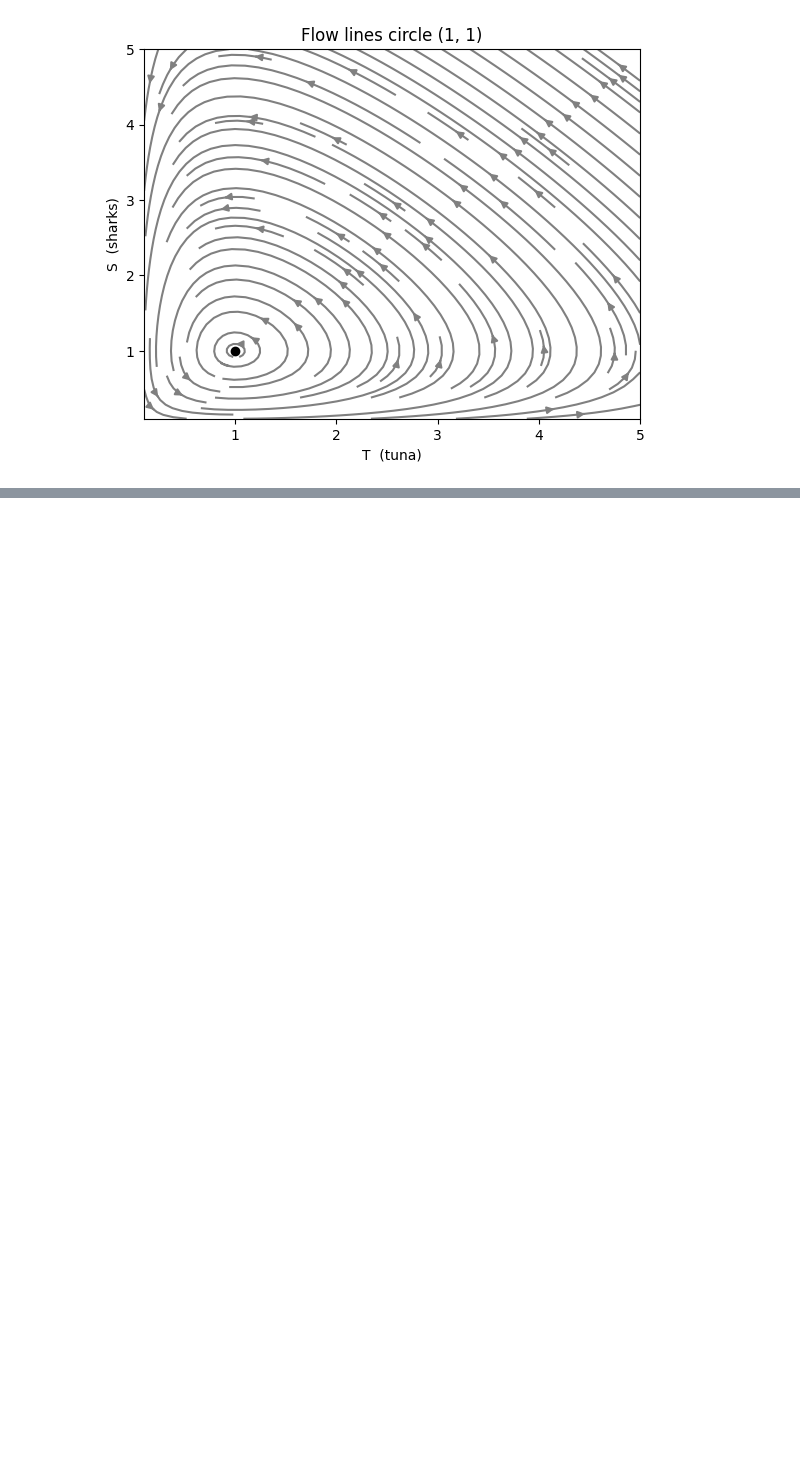
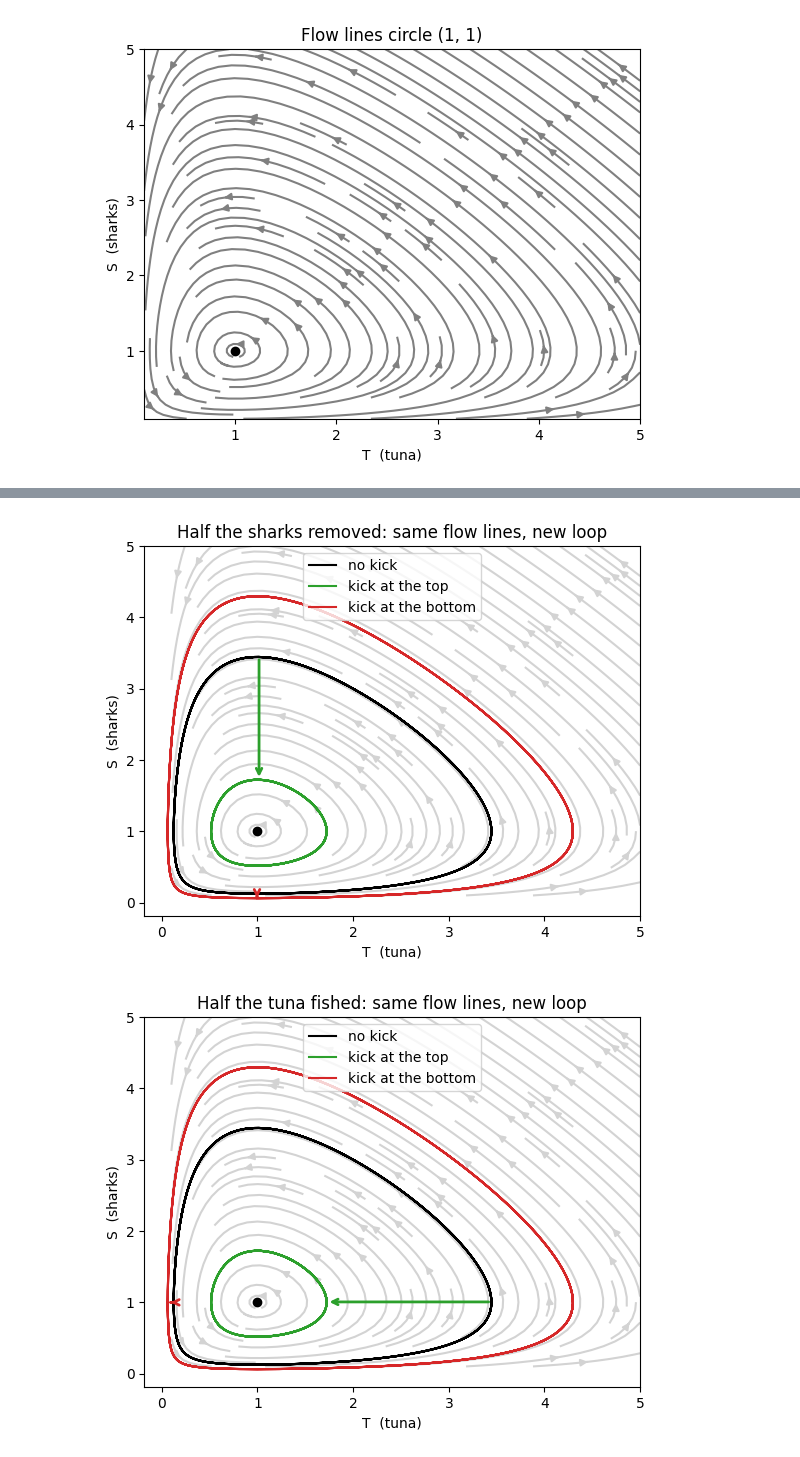
Before and after one commit to jbrown54-oss/Population-Dynamics, a Jupyter notebook: notebooks/shark-tuna-model.ipynb, the cells around one changed output, grey strips where cells are left out. Cells and saved outputs as stored; diff of their text form; code cells hidden in the pictures; blank space fills up the shorter version.

```diff
--- a/notebooks/shark-tuna-model.ipynb
+++ b/notebooks/shark-tuna-model.ipynb
@@ -232,0 +242,22 @@ plt.show()
+# %%
+kicks = [('Half the sharks removed', 0.5, 1.0, t_top, t_bottom),       # keep_S, keep_T, kick times
+         ('Half the tuna fished',    1.0, 0.5, t_top_T, t_bottom_T)]
+
+for title, keep_S, keep_T, t_a, t_b in kicks:
+    plt.streamplot(Tg, Sg, dT, dS, color='lightgray', density=1.2)    # the flow lines never change
+    plt.plot(T, S, 'k', label='no kick')
+    for t_kick, name, color in [(t_a, 'top', 'C2'), (t_b, 'bottom', 'C3')]:
+        S0, T0 = S[t == t_kick][0], T[t == t_kick][0]     # where the dot is when the kick hits
+        S1, T1 = S0 * keep_S, T0 * keep_T                 # where the kick sends it
+        plt.annotate('', xy=(T1, S1), xytext=(T0, S0), arrowprops=dict(arrowstyle='->', color=color, lw=2))  # the jump
+        _, Sa, Ta = simulate(S1, T1, 0, 40)              # solve the same ODE from the new spot
+        plt.plot(Ta, Sa, color, label=f'kick at the {name}')
+    plt.plot(1, 1, 'ko')
+    plt.xlabel('T  (tuna)')
+    plt.ylabel('S  (sharks)')
+    plt.title(f'{title}: same flow lines, new loop')
+    plt.legend()
+    plt.show()
+# %% [output]
+[figure, added]
+[figure, added]
```
Also changed, not shown: parts of 4 cells of this notebook, 1 other file.
